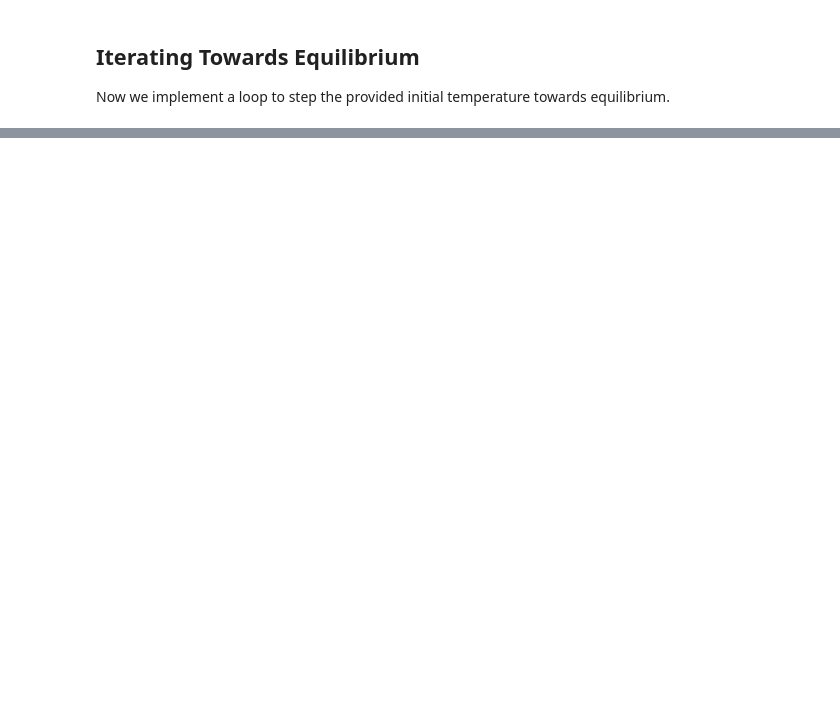
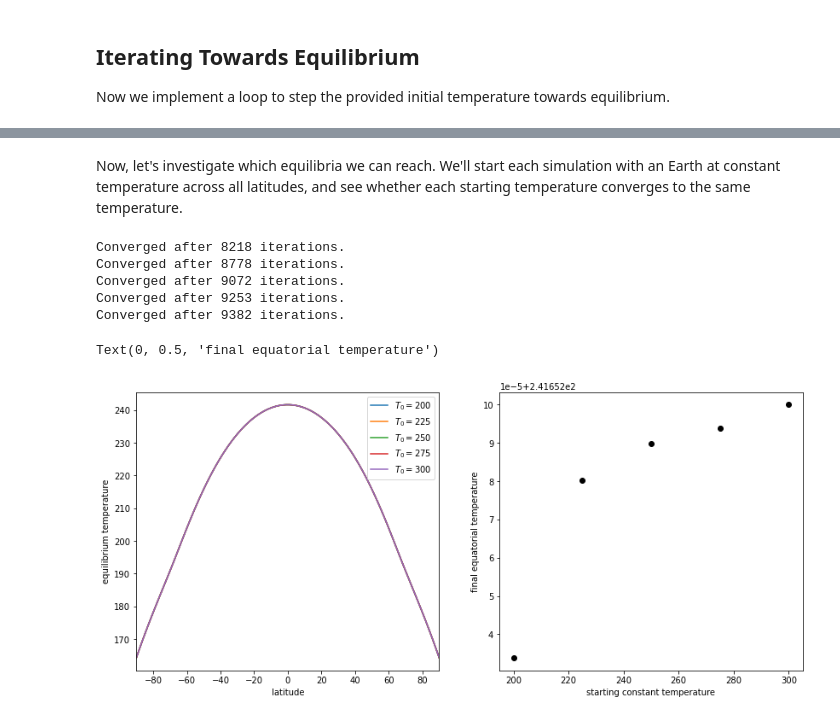
Before and after one commit to dsconnelly/nyu-climate, a Jupyter notebook: ebalance.ipynb, the cells around one changed output, grey strips where cells are left out. Saved outputs shown, nothing was run; the diff lists cells and outputs as text; code cells hidden in the pictures; blank space fills up the shorter version.

```diff
--- a/ebalance.ipynb
+++ b/ebalance.ipynb
@@ -99,0 +153,32 @@ KeyboardInterrupt:
+# %% [markdown]
+Now, let's investigate which equilibria we can reach. We'll start each simulation with an Earth at constant temperature across all latitudes, and see whether each starting temperature converges to the same temperature.
+# %%
+T_0s = 200 + 25 * np.arange(5)
+eqs = np.zeros(T_0s.shape)
+
+%matplotlib inline
+fig, (ax1, ax2) = plt.subplots(1, 2)
+fig.set_size_inches(14, 6)
+
+for i, T_0 in enumerate(T_0s):
+    T = equilibriate(T_0 * np.ones(phi.shape), verbose=False)
+    eqs[i] = T[int(n_lats / 2)]
+
+    ax1.plot(lat, T, label=f'$T_0 = {T_0}$')
+
+ax1.set_xlabel('latitude')
+ax1.set_ylabel('equilibrium temperature')
+ax1.set_xlim(-90, 90)
+ax1.legend()
+
+ax2.scatter(T_0s, eqs, color='k')
+ax2.set_xlabel('starting constant temperature')
+ax2.set_ylabel('final equatorial temperature')
+# %% [output]
+Converged after 8218 iterations.
+Converged after 8778 iterations.
+Converged after 9072 iterations.
+Converged after 9253 iterations.
+Converged after 9382 iterations.
+Text(0, 0.5, 'final equatorial temperature')
+[figure, added]
```
Also changed, not shown: parts of 20 cells of this notebook, 1 other file.
